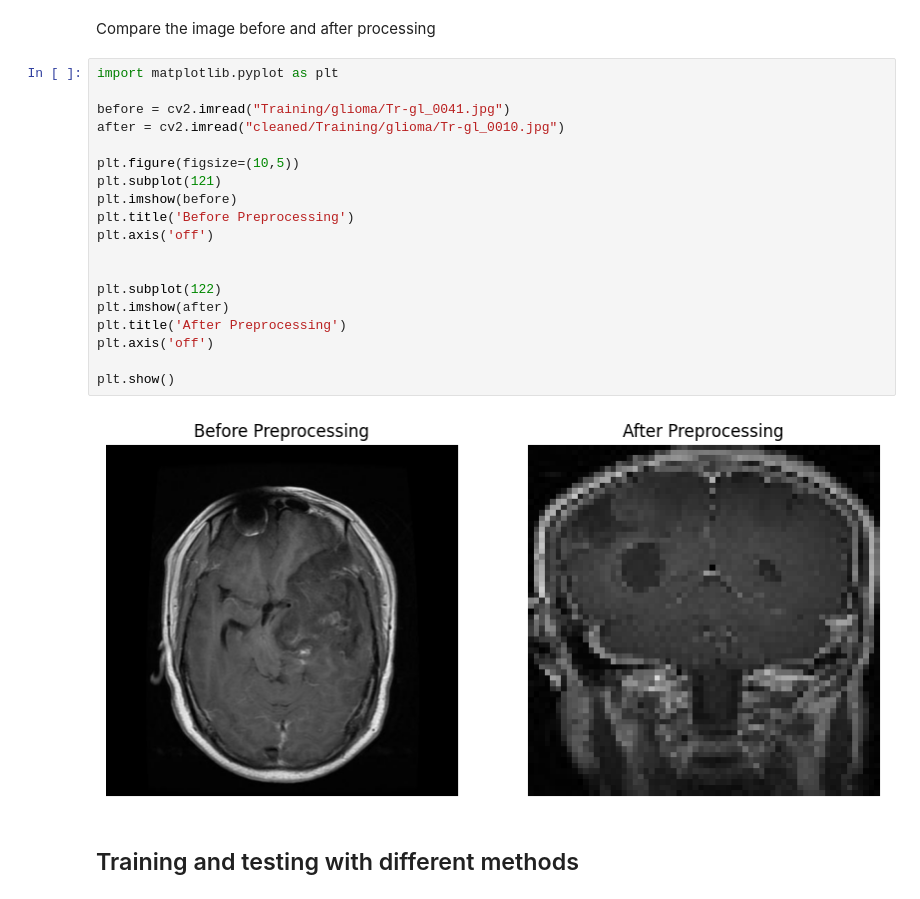
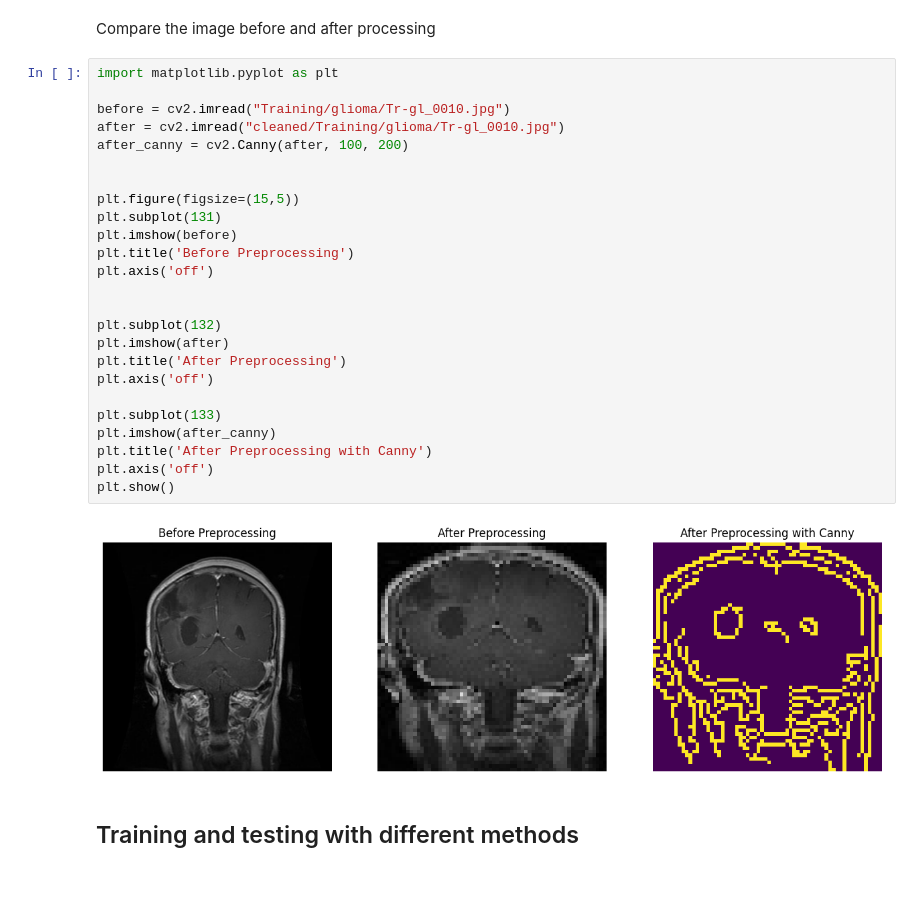
Before and after one commit to daansku/ml-project-25, a Jupyter notebook: main.ipynb, the cells around one changed output. Saved outputs shown, nothing was run; the diff lists cells and outputs as text.

Commit message:
Add canny visualization

```diff
--- a/main.ipynb
+++ b/main.ipynb
@@ -78,24 +78,30 @@ Compare the image before and after processing
 # %%
 import matplotlib.pyplot as plt
 
-before = cv2.imread("Training/glioma/Tr-gl_0041.jpg")
+before = cv2.imread("Training/glioma/Tr-gl_0010.jpg")
 after = cv2.imread("cleaned/Training/glioma/Tr-gl_0010.jpg")
+after_canny = cv2.Canny(after, 100, 200)
 
-plt.figure(figsize=(10,5))
-plt.subplot(121)
+
+plt.figure(figsize=(15,5))
+plt.subplot(131)
 plt.imshow(before)
 plt.title('Before Preprocessing')
 plt.axis('off')
 
 
-plt.subplot(122)
+plt.subplot(132)
 plt.imshow(after)
 plt.title('After Preprocessing')
 plt.axis('off')
 
+plt.subplot(133)
+plt.imshow(after_canny)
+plt.title('After Preprocessing with Canny')
+plt.axis('off')
 plt.show()
 # %% [output]
-[figure, old version]
+[figure, new version]
 # %% [markdown]
 ## Training and testing with different methods
 # %%
```
Also changed, not shown: parts of 1 cell of this notebook.
